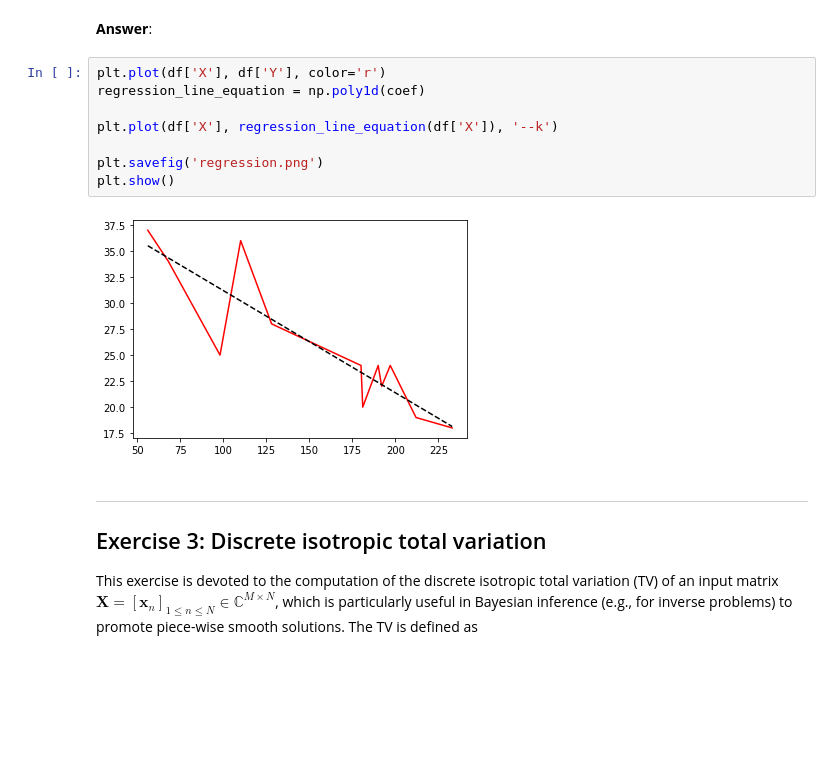
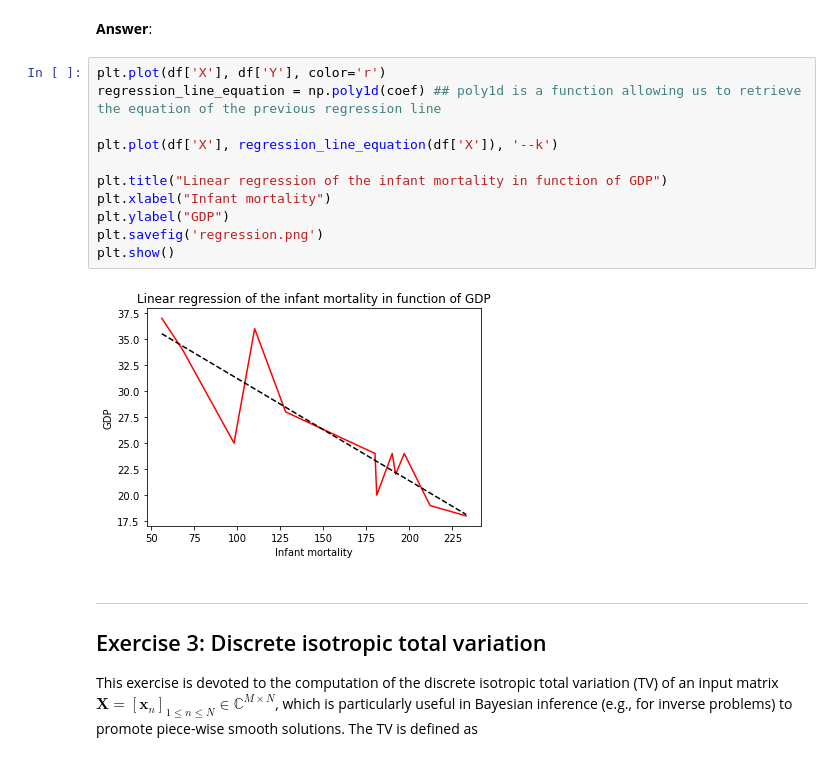
Before and after one commit to azagal952/sdi_python, a Jupyter notebook: Labs/Lab2/lab2.ipynb, the cells around one changed output. Saved outputs shown, nothing was run; the diff lists cells and outputs as text; blank space fills up the shorter version.

```diff
--- a/Labs/Lab2/lab2.ipynb
+++ b/Labs/Lab2/lab2.ipynb
@@ -167,14 +175,17 @@ Y = -0.10X + 41.01
 **Answer**:
 # %%
 plt.plot(df['X'], df['Y'], color='r')
-regression_line_equation = np.poly1d(coef)
+regression_line_equation = np.poly1d(coef) ## poly1d is a function allowing us to retrieve the equation of the previous regression line
 
 plt.plot(df['X'], regression_line_equation(df['X']), '--k')
 
+plt.title("Linear regression of the infant mortality in function of GDP")
+plt.xlabel("Infant mortality")
+plt.ylabel("GDP")
 plt.savefig('regression.png')
 plt.show()
 # %% [output]
-[figure, old version]
+[figure, new version]
 # %% [markdown]
 ---
 ## <a name="ex3">Exercise 3: Discrete isotropic total variation</a>
```
Also changed, not shown: parts of 4 cells of this notebook, 3 other files.
